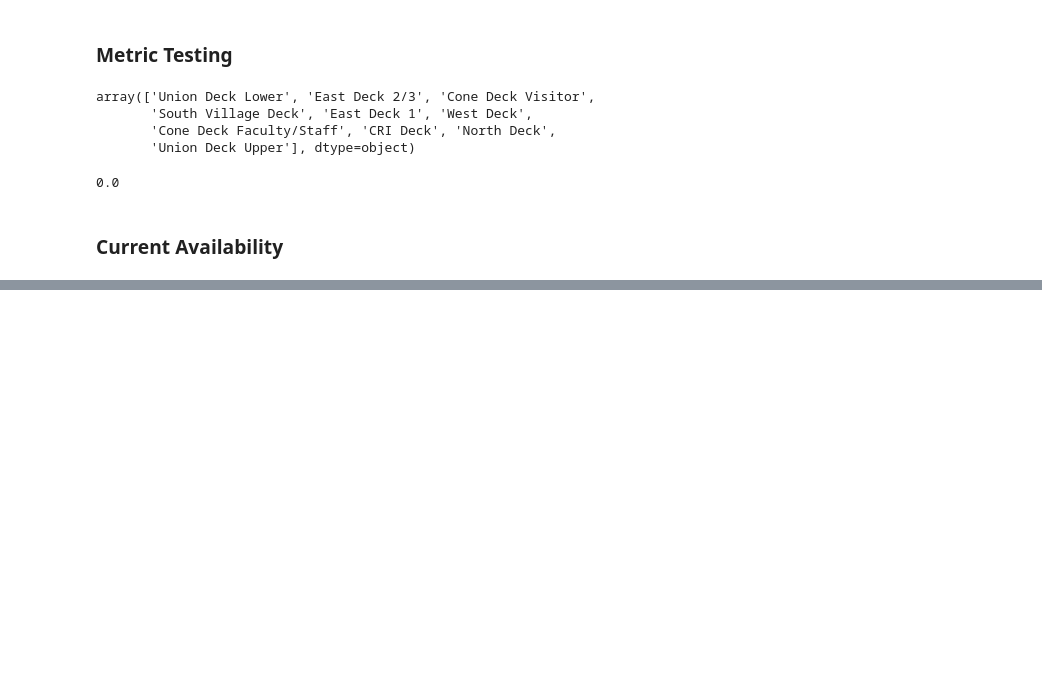
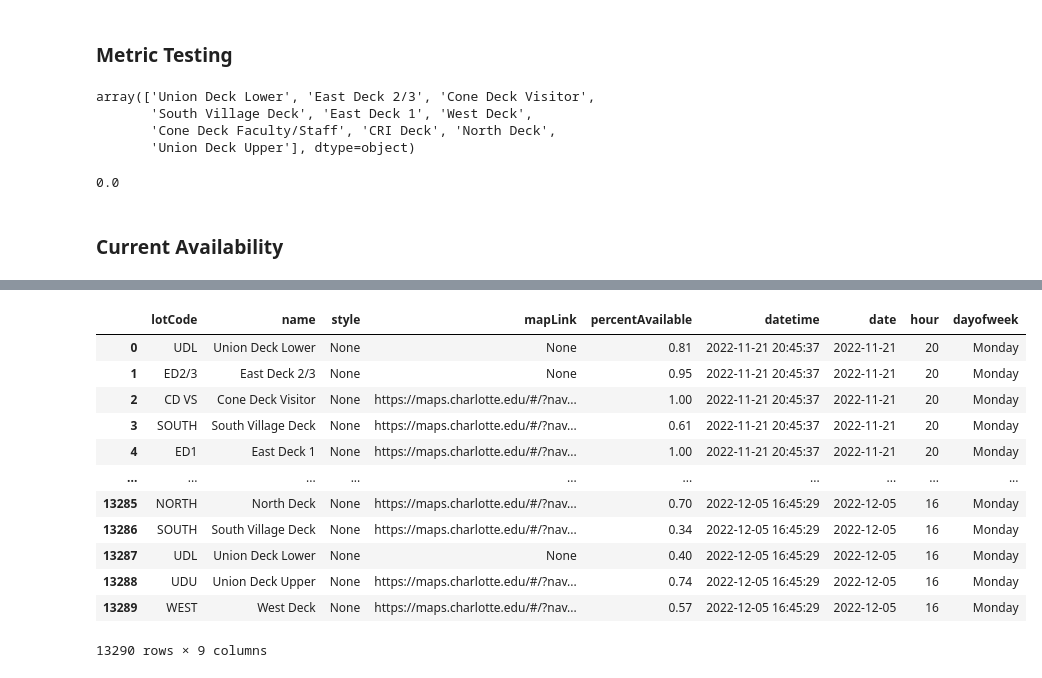
Before and after one commit to mitchell-jones/parking-heatmap, a Jupyter notebook: streamlit-feature-testing.ipynb, the cells around one changed output, grey strips where cells are left out. Cells and saved outputs as stored; diff of their text form; code cells hidden in the pictures; blank space fills up the shorter version.

```diff
--- a/streamlit-feature-testing.ipynb
+++ b/streamlit-feature-testing.ipynb
@@ -103,0 +120,16 @@ plt.show()
+# %%
+data
+# %% [output]
+|  | lotCode | name | style | mapLink | percentAvailable | datetime | date | hour | dayofweek |
+| 0 | UDL | Union Deck Lower | None | None | 0.81 | 2022-11-21 20:45:37 | 2022-11-21 | 20 | Monday |
+| 1 | ED2/3 | East Deck 2/3 | None | None | 0.95 | 2022-11-21 20:45:37 | 2022-11-21 | 20 | Monday |
+| 2 | CD VS | Cone Deck Visitor | None | https://maps.charlotte.edu/#/?nav... | 1.00 | 2022-11-21 20:45:37 | 2022-11-21 | 20 | Monday |
+| 3 | SOUTH | South Village Deck | None | https://maps.charlotte.edu/#/?nav... | 0.61 | 2022-11-21 20:45:37 | 2022-11-21 | 20 | Monday |
+| 4 | ED1 | East Deck 1 | None | https://maps.charlotte.edu/#/?nav... | 1.00 | 2022-11-21 20:45:37 | 2022-11-21 | 20 | Monday |
+| ... | ... | ... | ... | ... | ... | ... | ... | ... | ... |
+| 13285 | NORTH | North Deck | None | https://maps.charlotte.edu/#/?nav... | 0.70 | 2022-12-05 16:45:29 | 2022-12-05 | 16 | Monday |
+| 13286 | SOUTH | South Village Deck | None | https://maps.charlotte.edu/#/?nav... | 0.34 | 2022-12-05 16:45:29 | 2022-12-05 | 16 | Monday |
+| 13287 | UDL | Union Deck Lower | None | None | 0.40 | 2022-12-05 16:45:29 | 2022-12-05 | 16 | Monday |
+| 13288 | UDU | Union Deck Upper | None | https://maps.charlotte.edu/#/?nav... | 0.74 | 2022-12-05 16:45:29 | 2022-12-05 | 16 | Monday |
+| 13289 | WEST | West Deck | None | https://maps.charlotte.edu/#/?nav... | 0.57 | 2022-12-05 16:45:29 | 2022-12-05 | 16 | Monday |
+13290 rows × 9 columns
```
Also changed, not shown: parts of 11 cells of this notebook, 1 other file.
